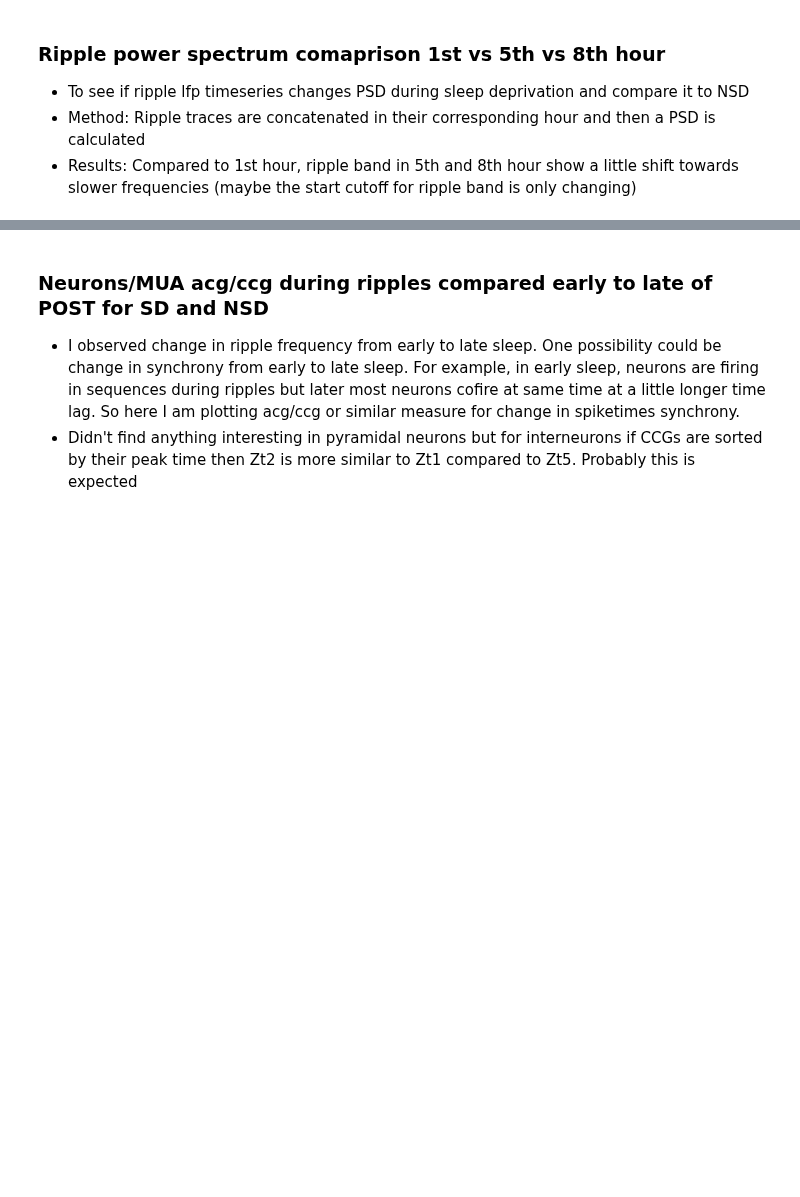
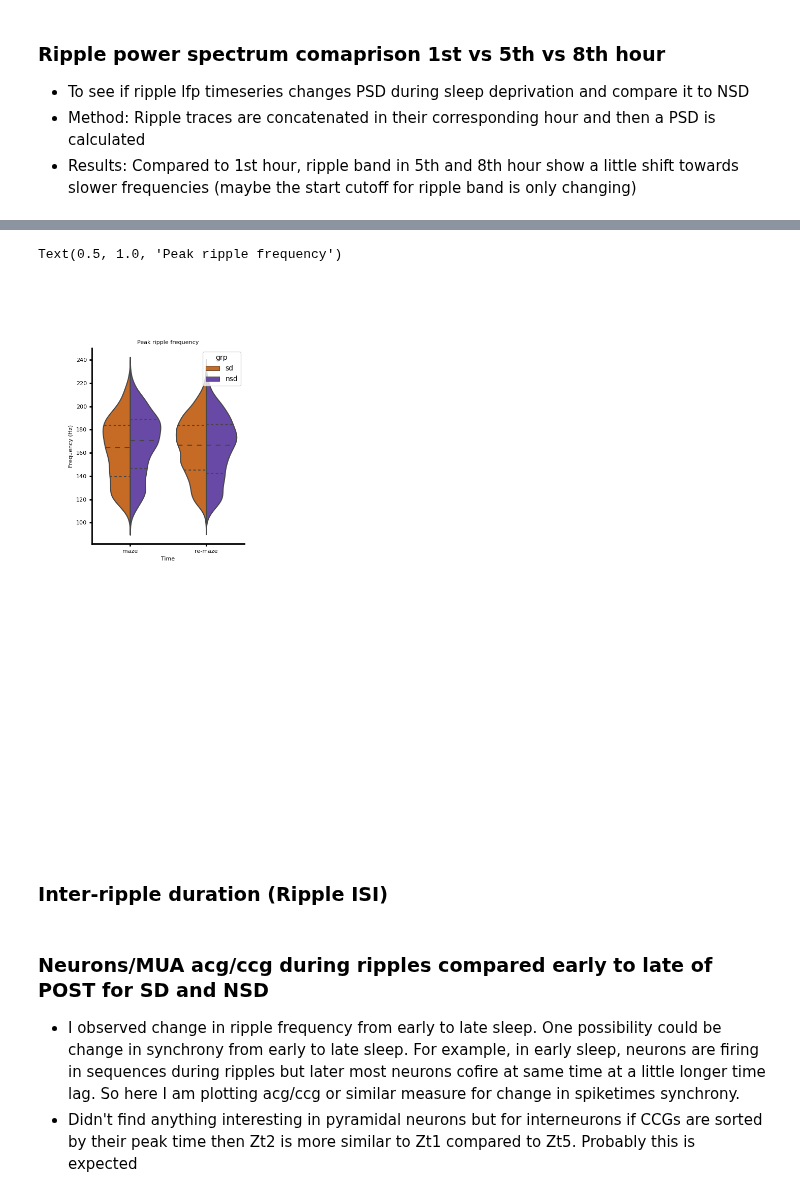
Before and after one commit to bapungiri/NeuroPy, a Jupyter notebook: sleep_deprivation/sd_ripple.ipynb, the cells around one changed output, grey strips where cells are left out. Saved outputs shown, nothing was run; the diff lists cells and outputs as text; code cells hidden in the pictures; blank space fills up the shorter version.

```diff
--- a/sleep_deprivation/sd_ripple.ipynb
+++ b/sleep_deprivation/sd_ripple.ipynb
@@ -236,0 +410,20 @@ figure.savefig(subjects.figpath_sd/'ripple_psd_various_epochs')
+# %%
+import matplotlib.pyplot as plt
+from neuropy.utils.signal_process import WaveletSg
+import numpy as np
+from neuropy.plotting import Fig
+import pandas as pd
+from scipy import stats
+import subjects
+
+sessions = (
+    subjects.sd.ratSday3
+    + subjects.sd.ratRday2
+    + subjects.sd.ratUday4
+    + subjects.sd.ratVday2
+    + subjects.nsd.ratSday2
+    + subjects.nsd.ratRday1
+    + subjects.nsd.ratUday2
+    + subjects.nsd.ratVday1
+)
+rpl_channels = [95,49,100,85,188,16,99,86]
@@ -236,0 +469,52 @@ figure.savefig(subjects.figpath_sd/'ripple_psd_various_epochs')
+# %%
+%matplotlib widget
+import seaborn as sns
+from neuropy import plotting
+
+colors = subjects.sd_colors.values()
+
+figure = plotting.Fig()
+fig,gs = figure.draw(grid=(2,2))
+# sns.histplot(
+#     data=peak_f_df,
+#     x="f",
+#     hue="t",
+#     common_bins=True,
+#     common_norm=False,
+#     stat="probability",
+#     # cumulative=True,
+#     binwidth=10,
+#     element='poly',
+#     fill=False,
+# )
+
+ax = plt.subplot(gs[0])
+sns.violinplot(
+    data=peak_f_df,
+    x="t",
+    y='f',
+    hue="grp",
+    # estimator=np.median,
+    # fill=False,
+    # ci='sd',
+    palette=colors,
+    marker='o',
+    split=True,
+    inner='quartile',
+    # scale='width',
+    # markersize=6,
+    # err_style='bars',
+    # err_kws={'capsize':3},
+    legend=None,
+    ax=ax,
+)
+ax.set_ylabel('Frequency (Hz)')
+ax.set_xlabel('Time')
+ax.set_title('Peak ripple frequency')
+
+# figure.savefig(subjects.figpath_sd/'ripple_peak_frequency_maze_vs_re-maze')
+# %% [output]
+Text(0.5, 1.0, 'Peak ripple frequency')
+[figure, added]
+# %% [markdown]
+### Inter-ripple duration (Ripple ISI)
```
Also changed, not shown: parts of 24 cells of this notebook.
